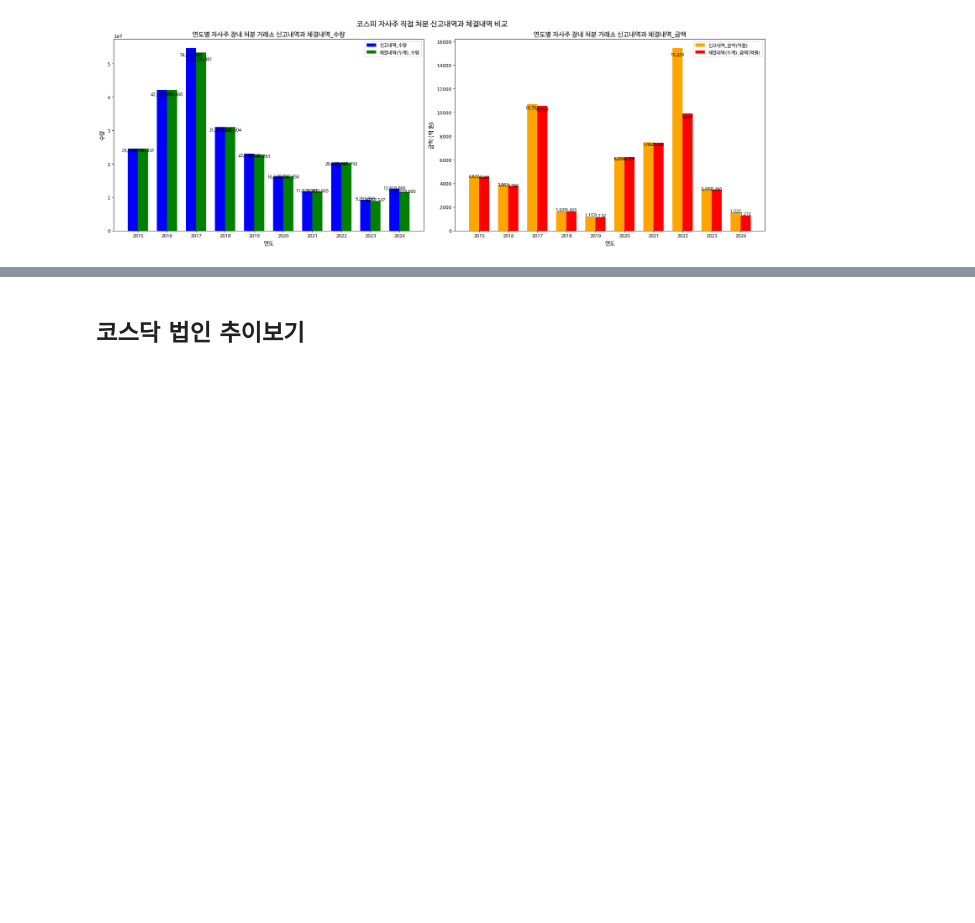
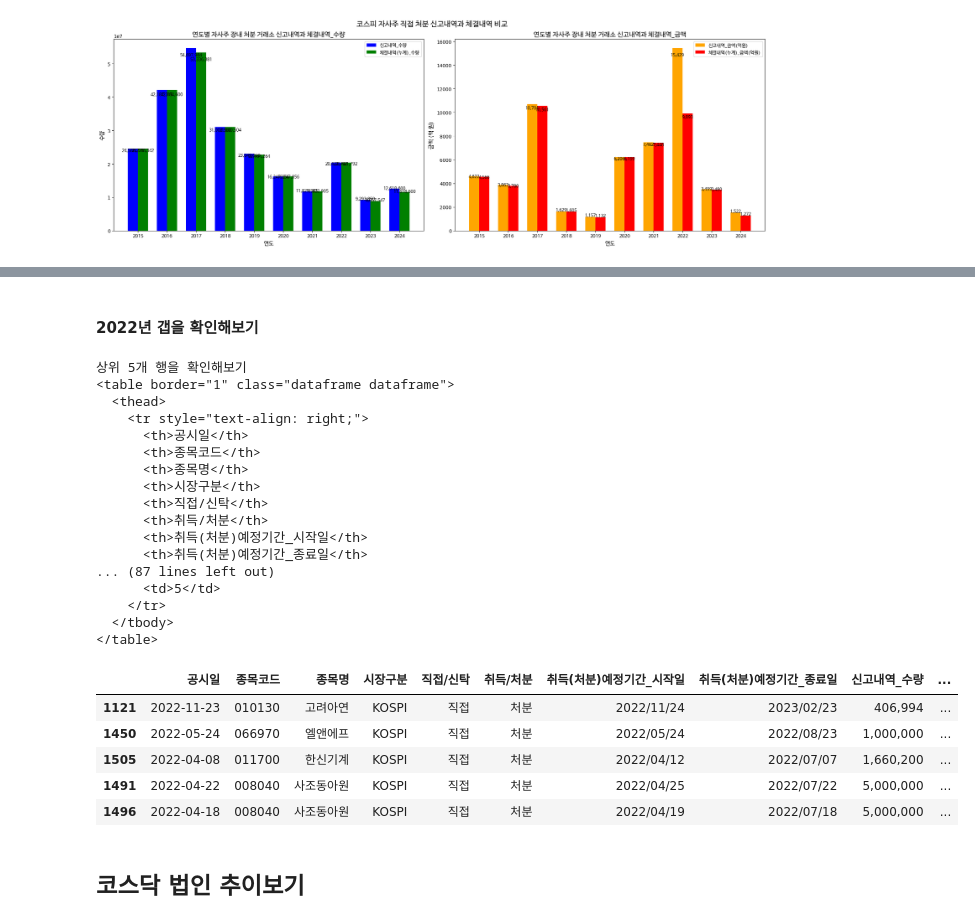
Before and after one commit to beaten-by-the-market/dart_disclosure, a Jupyter notebook: kospi_buyback_mkt.ipynb, the cells around one changed output, grey strips where cells are left out. Saved outputs shown, nothing was run; the diff lists cells and outputs as text; code cells hidden in the pictures; blank space fills up the shorter version.

```diff
--- a/kospi_buyback_mkt.ipynb
+++ b/kospi_buyback_mkt.ipynb
@@ -806,3 +806,80 @@ plt.show()
+# %% [markdown]
+#### 2022년 갭을 확인해보기
+# %%
+# 숫자 형식 변환 함수
+def format_number(value):
+    if isinstance(value, (int, float)):
+        return f"{value:,.0f}"  # 천 단위 콤마 추가, 소수점 없이 정수 출력
+    return value
+
+# 시장구분: 유가
+# 처분
+# 직접
+# 2022년
+
+# 2022년을 먼저 필터한 후, 신고내역_금액(억원)과 체결내역(누계)_금액(억원)의 차이가 큰 내림차순으로 정렬하기
+# 먼저 두 칼럼의 차이를 구하는 칼럼을 만들기
+con1 = df_buyback['시장구분'] == 'KOSPI'
+con2 = df_buyback['직접/신탁'] == '직접'
+con3 = df_buyback['취득/처분'] == '처분'
+con4 = df_buyback['year'] == 2022
+df_buyback_anal = df_buyback[con1 & con2 & con3 & con4]
+
+# 원 -> 억 원 변환
+df_buyback_anal = df_buyback_anal.copy()
+df_buyback_anal['신고내역_금액(억원)'] = df_buyback_anal['신고내역_금액'] / 1e8
+df_buyback_anal['체결내역(누계)_금액(억원)'] = df_buyback_anal['체결내역(누계)_금액'] / 1e8
+
+# 기존 칼럼 드랍하기
+df_buyback_anal = df_buyback_anal.drop(columns=['신고내역_금액', '체결내역(누계)_금액','year'])
+
+# 차이 칼럼 만들기
+df_buyback_anal['차이(억원)'] = df_buyback_anal['신고내역_금액(억원)'] - df_buyback_anal['체결내역(누계)_금액(억원)']
+
+# 확인해보기
+print('상위 5개 행을 확인해보기')
+
+# 서식적용할 데이터프레임 복사
+df_show = df_buyback_anal.sort_values(by='차이(억원)', ascending=False).head(5)
+
+# 1. 거래량 칼럼에 format_number 적용
+df_show[['신고내역_수량','체결내역(누계)_수량','신고내역_금액(억원)', '체결내역(누계)_금액(억원)','차이(억원)']] = df_show[['신고내역_수량','체결내역(누계)_수량','신고내역_금액(억원)', '체결내역(누계)_금액(억원)','차이(억원)']].map(format_number)
+
+# HTML 변환 및 커스텀 태그로 감싸기
+html_table = df_show.to_html(index=False, classes="dataframe", escape=False)
+
+# 테이블을 <div> 태그로 감싸기
+wrapped_html = f"""
+<div class="table-container">
+  {html_table}
+</div>
+"""
+print(html_table)
+df_show
+# %% [output]
+상위 5개 행을 확인해보기
+<table border="1" class="dataframe dataframe">
+  <thead>
+    <tr style="text-align: right;">
+      <th>공시일</th>
+      <th>종목코드</th>
+      <th>종목명</th>
+      <th>시장구분</th>
+      <th>직접/신탁</th>
+      <th>취득/처분</th>
+      <th>취득(처분)예정기간_시작일</th>
+      <th>취득(처분)예정기간_종료일</th>
+... (87 lines left out)
+      <td>5</td>
+    </tr>
+  </tbody>
+</table>
+|  | 공시일 | 종목코드 | 종목명 | 시장구분 | 직접/신탁 | 취득/처분 | 취득(처분)예정기간_시작일 | 취득(처분)예정기간_종료일 | 신고내역_수량 | ... |
+| 1121 | 2022-11-23 | 010130 | 고려아연 | KOSPI | 직접 | 처분 | 2022/11/24 | 2023/02/23 | 406,994 | ... |
+| 1450 | 2022-05-24 | 066970 | 엘앤에프 | KOSPI | 직접 | 처분 | 2022/05/24 | 2022/08/23 | 1,000,000 | ... |
+| 1505 | 2022-04-08 | 011700 | 한신기계 | KOSPI | 직접 | 처분 | 2022/04/12 | 2022/07/07 | 1,660,200 | ... |
+| 1491 | 2022-04-22 | 008040 | 사조동아원 | KOSPI | 직접 | 처분 | 2022/04/25 | 2022/07/22 | 5,000,000 | ... |
+| 1496 | 2022-04-18 | 008040 | 사조동아원 | KOSPI | 직접 | 처분 | 2022/04/19 | 2022/07/18 | 5,000,000 | ... |
 # %% [markdown]
 ## 코스닥 법인 추이보기
 # %% [markdown]
```
Also changed, not shown: parts of 8 cells of this notebook.
